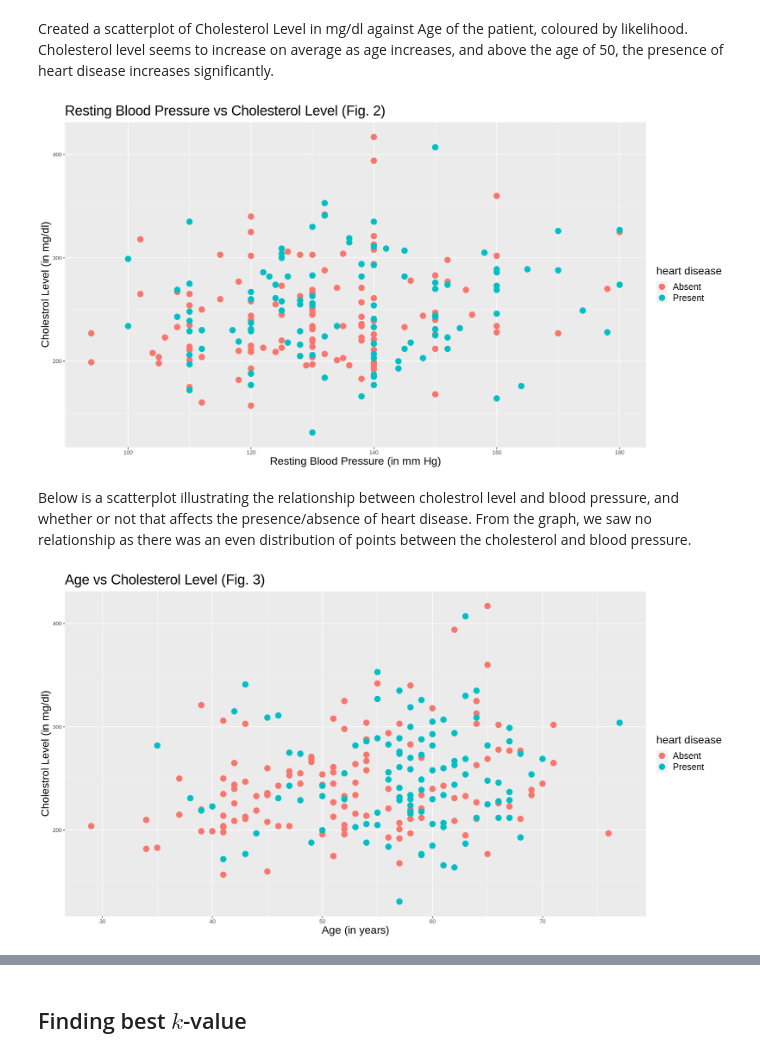
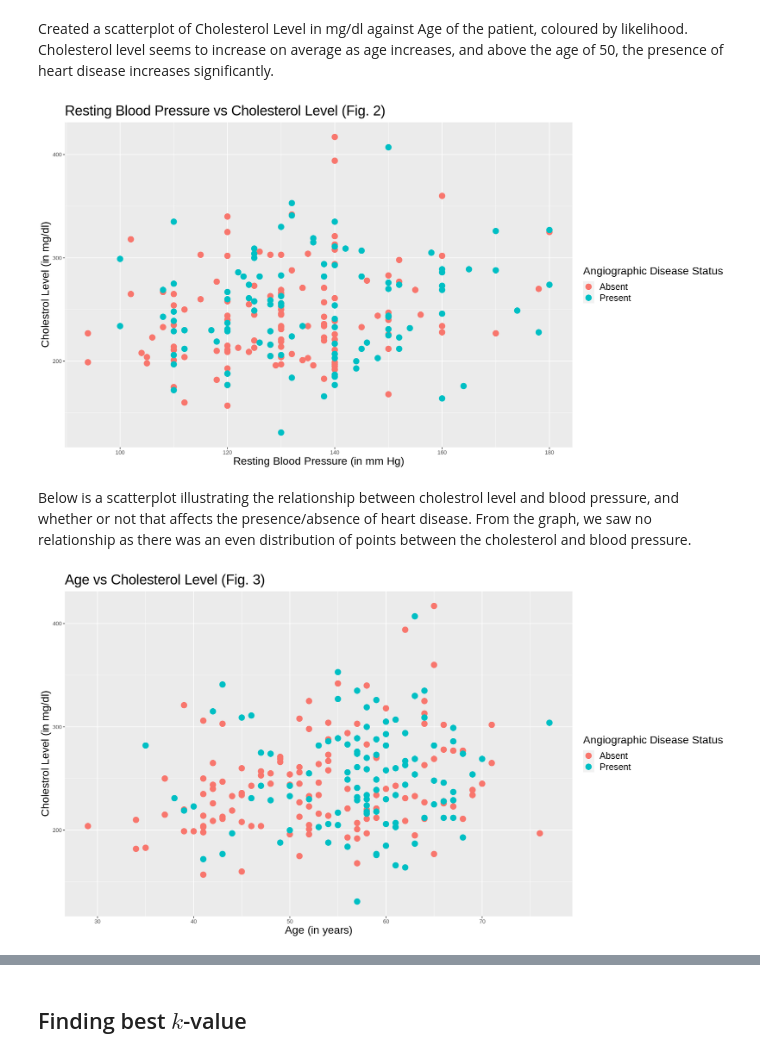
Before and after one commit to VivaanWadhwa/Heart_Disease_Prediction, a Jupyter notebook: Project_Report.ipynb, the cells around one changed output, grey strips where cells are left out. Saved outputs shown, nothing was run; the diff lists cells and outputs as text; code cells hidden in the pictures.

```diff
--- a/Project_Report.ipynb
+++ b/Project_Report.ipynb
@@ -144,7 +144,7 @@ bp_v_chol_plot <- data_train |>
                 geom_point(size = 4) +
                 xlab("Resting Blood Pressure (in mm Hg)") +
                 ylab("Cholestrol Level (in mg/dl)") +
-                labs(color = "heart disease") +
+                labs(color = "Angiographic Disease Status") +
                 ggtitle("Resting Blood Pressure vs Cholesterol Level (Fig. 2)") +
                 theme(plot.title = element_text(size=22),
                      axis.title = element_text(size=17),
@@ -153,25 +153,25 @@ bp_v_chol_plot <- data_train |>
 
 bp_v_chol_plot
 # %% [output]
-[figure, old version]
+[figure, new version]
 # %% [markdown]
 Below is a scatterplot illustrating the relationship between cholestrol level and blood pressure, and whether or not that affects the presence/absence of heart disease. From the graph, we saw no relationship as there was an even distribution of points between the cholesterol and blood pressure.
 # %%
 ##Age vs Cholestrol Level, coloured by likelihood
 
 age_v_chol_plot <- data_train |>
                 ggplot(aes(x = age, y = cholesterol, color = heart.disease)) +
                 geom_point(size = 4) +
                 xlab("Age (in years)") +
                 ylab("Cholestrol Level (in mg/dl)") +
-                labs(color = "heart disease") +
+                labs(color = "Angiographic Disease Status") +
                 ggtitle("Age vs Cholesterol Level (Fig. 3)") +
                 theme(plot.title = element_text(size=22),
                      axis.title = element_text(size=17),
                      legend.title = element_text(size = 17),
                      legend.text = element_text(size = 14))
 
 age_v_chol_plot
 # %% [output]
-[figure, old version]
+[figure, new version]
 # %% [markdown]
```
Also changed, not shown: parts of 14 cells of this notebook.
